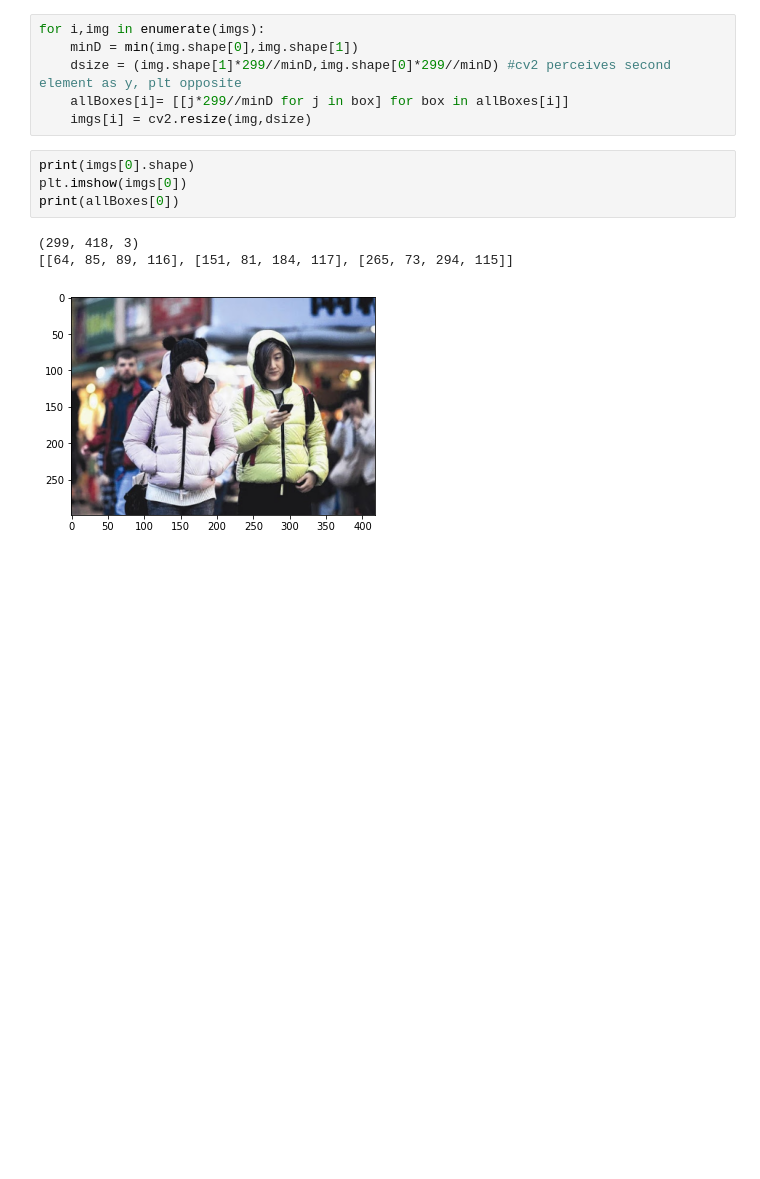
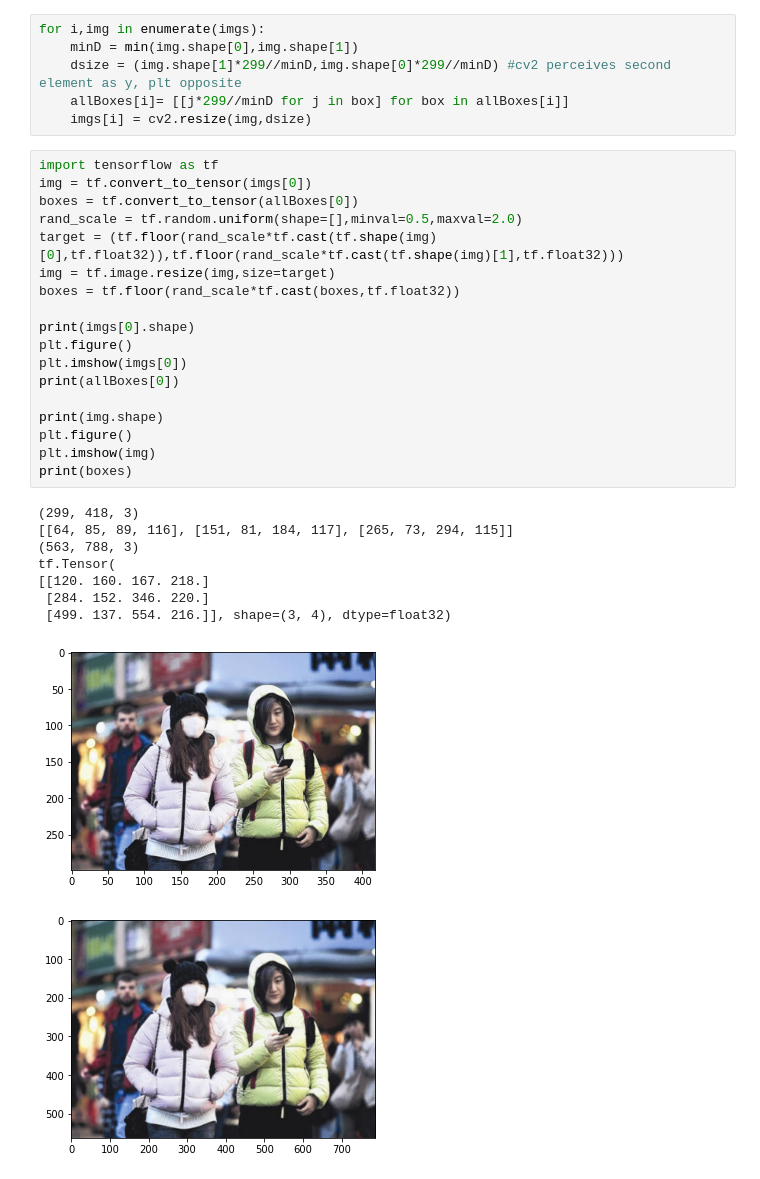
Before and after one commit to michaelyhuang23/FacemaskDetection, a Jupyter notebook: DataMaker.ipynb, the cells around one changed output. Drawn from its saved outputs; the diff is of its cells as text; blank space fills up the shorter version.

```diff
--- a/DataMaker.ipynb
+++ b/DataMaker.ipynb
@@ -55,12 +55,32 @@ for i,img in enumerate(imgs):
     dsize = (img.shape[1]*299//minD,img.shape[0]*299//minD) #cv2 perceives second element as y, plt opposite
     allBoxes[i]= [[j*299//minD for j in box] for box in allBoxes[i]]
     imgs[i] = cv2.resize(img,dsize)
-# %%
-print(imgs[0].shape)
-plt.imshow(imgs[0])
-print(allBoxes[0])
-# %% [output]
-(299, 418, 3)
-[[64, 85, 89, 116], [151, 81, 184, 117], [265, 73, 294, 115]]
-[figure, removed]
+# %%
+import tensorflow as tf
+img = tf.convert_to_tensor(imgs[0])
+boxes = tf.convert_to_tensor(allBoxes[0])
+rand_scale = tf.random.uniform(shape=[],minval=0.5,maxval=2.0)
+target = (tf.floor(rand_scale*tf.cast(tf.shape(img)[0],tf.float32)),tf.floor(rand_scale*tf.cast(tf.shape(img)[1],tf.float32)))
+img = tf.image.resize(img,size=target)
+boxes = tf.floor(rand_scale*tf.cast(boxes,tf.float32))
+
+print(imgs[0].shape)
+plt.figure()
+plt.imshow(imgs[0])
+print(allBoxes[0])
+
+print(img.shape)
+plt.figure()
+plt.imshow(img)
+print(boxes)
+# %% [output]
+(299, 418, 3)
+[[64, 85, 89, 116], [151, 81, 184, 117], [265, 73, 294, 115]]
+(563, 788, 3)
+tf.Tensor(
+[[120. 160. 167. 218.]
+ [284. 152. 346. 220.]
+ [499. 137. 554. 216.]], shape=(3, 4), dtype=float32)
+[figure, added]
+[figure, added]
 # %%
```
Also changed, not shown: parts of 3 cells of this notebook, 5 other files.
